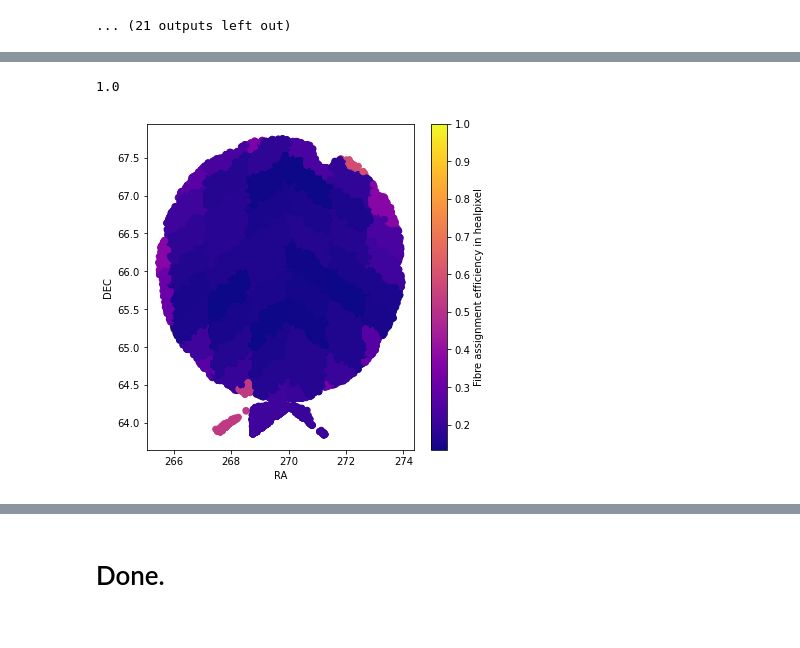
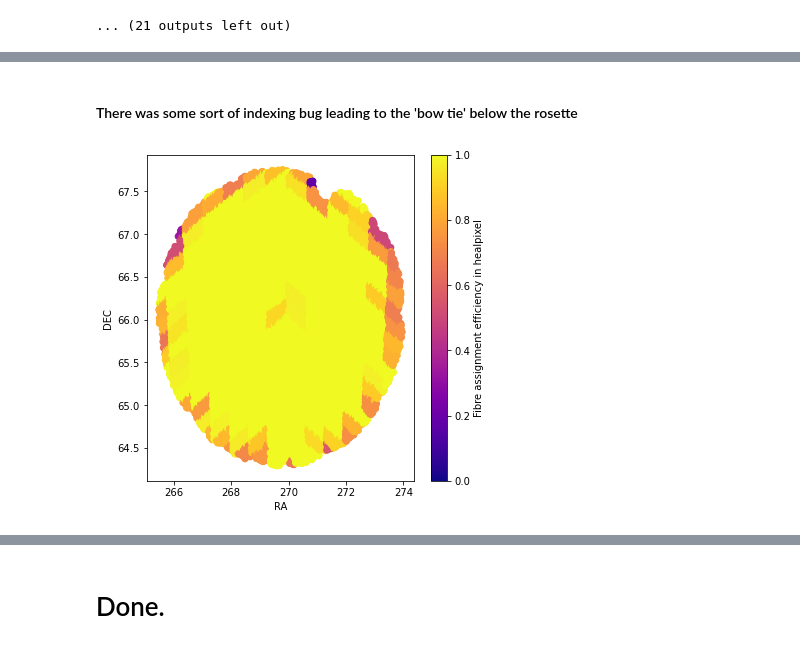
Before and after one commit to michaelJwilson/S4Mock, a Jupyter notebook: fba_efficiencies.ipynb, the cells around one changed output, grey strips where cells are left out. Cells and saved outputs as stored; diff of their text form; code cells hidden in the pictures.

```diff
--- a/fba_efficiencies.ipynb
+++ b/fba_efficiencies.ipynb
@@ -423,0 +502,2 @@ hp.graticule(dpar=5, dmer=5)
+# %%
+random = random[random['ROSETTE'] == 15]
@@ -449,0 +521,3 @@ hp.graticule(dpar=5, dmer=5)
+# %%
+# Unique pixels populated by randoms.
+all_pixel_indices = np.unique(all_pixel_indices)
@@ -449,0 +556,7 @@ hp.graticule(dpar=5, dmer=5)
+# %%
+theta = np.pi / 2. - np.radians(random['DEC'].data)
+phi = np.radians(random['RA'].data)
+
+rand_pixel_indices = hp.ang2pix(nside, theta, phi,nest=True, lonlat=False)
+# %%
+rand_color = random_map[rand_pixel_indices]
@@ -450,18 +572,12 @@ hp.graticule(dpar=5, dmer=5)
+# %% [markdown]
+#### There was some sort of indexing bug leading to the 'bow tie' below the rosette
 # %%
 #this is a plot of ra vs dec for randoms that have been allocated an efficiency, i.e those in tiles in rosette 15
-#it is maybe concerning that if you look up the max efficiency i.e:
-x=allocated_eff[~np.isnan(allocated_eff)]
-print(x[np.argmax(x)])
-#you get 1???
-
-from matplotlib.pyplot import colorbar
-
 plt.figure(figsize=(6,6))
-plt.scatter(random['RA'][~np.isnan(allocated_eff)],random['DEC'][~np.isnan(allocated_eff)],c=allocated_eff[~np.isnan(allocated_eff)],cmap = 'plasma')
+plt.scatter(random['RA'],random['DEC'],c=rand_color,cmap = 'plasma', vmin=0.0, vmax=1.0)
 plt.xlabel('RA')
 plt.ylabel('DEC')
 
-cbar = colorbar(label ='Fibre assignment efficiency in healpixel' )
+cbar = plt.colorbar(label ='Fibre assignment efficiency in healpixel' )
 # %% [output]
-1.0
-[figure, old version]
+[figure, new version]
```
Also changed, not shown: parts of 48 cells of this notebook.
